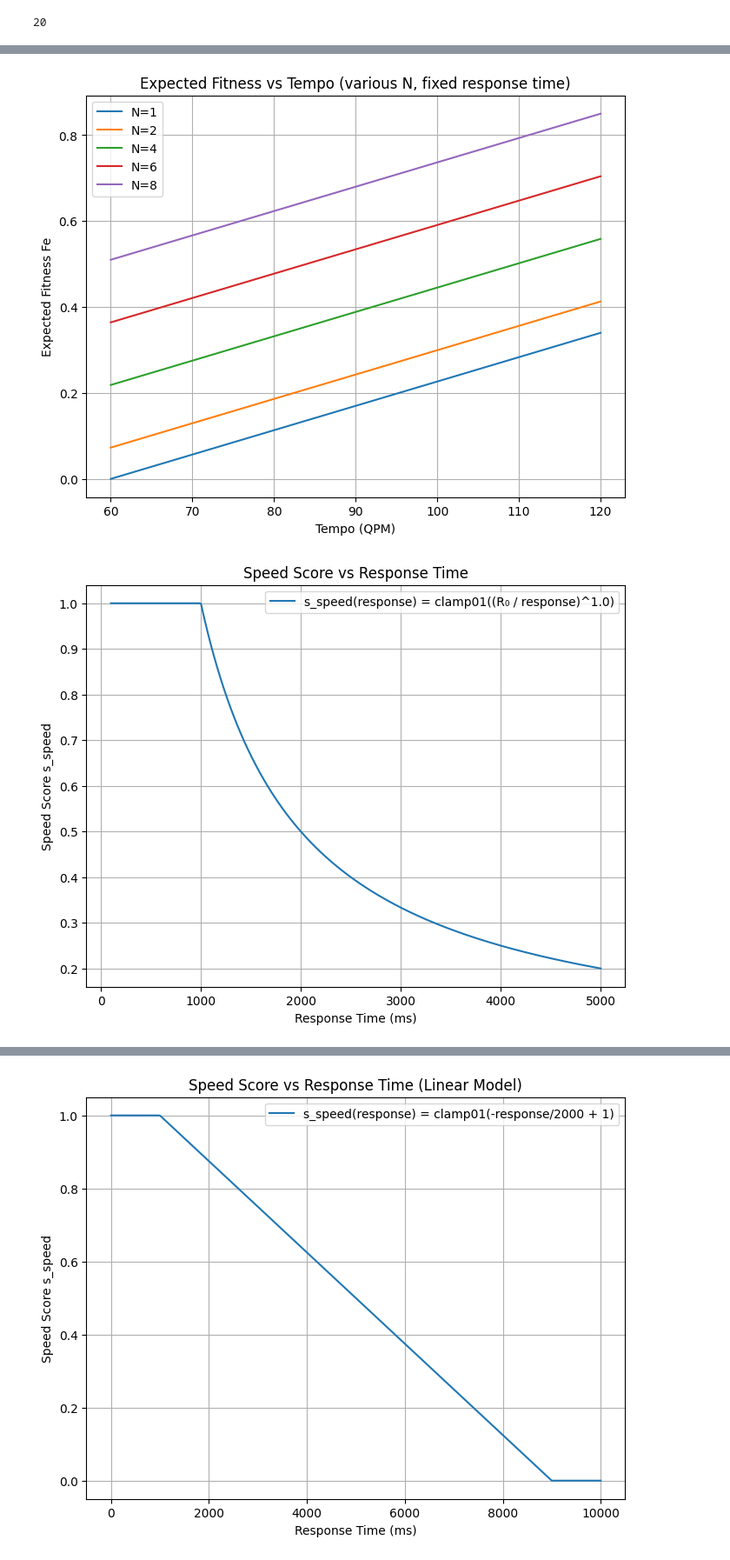
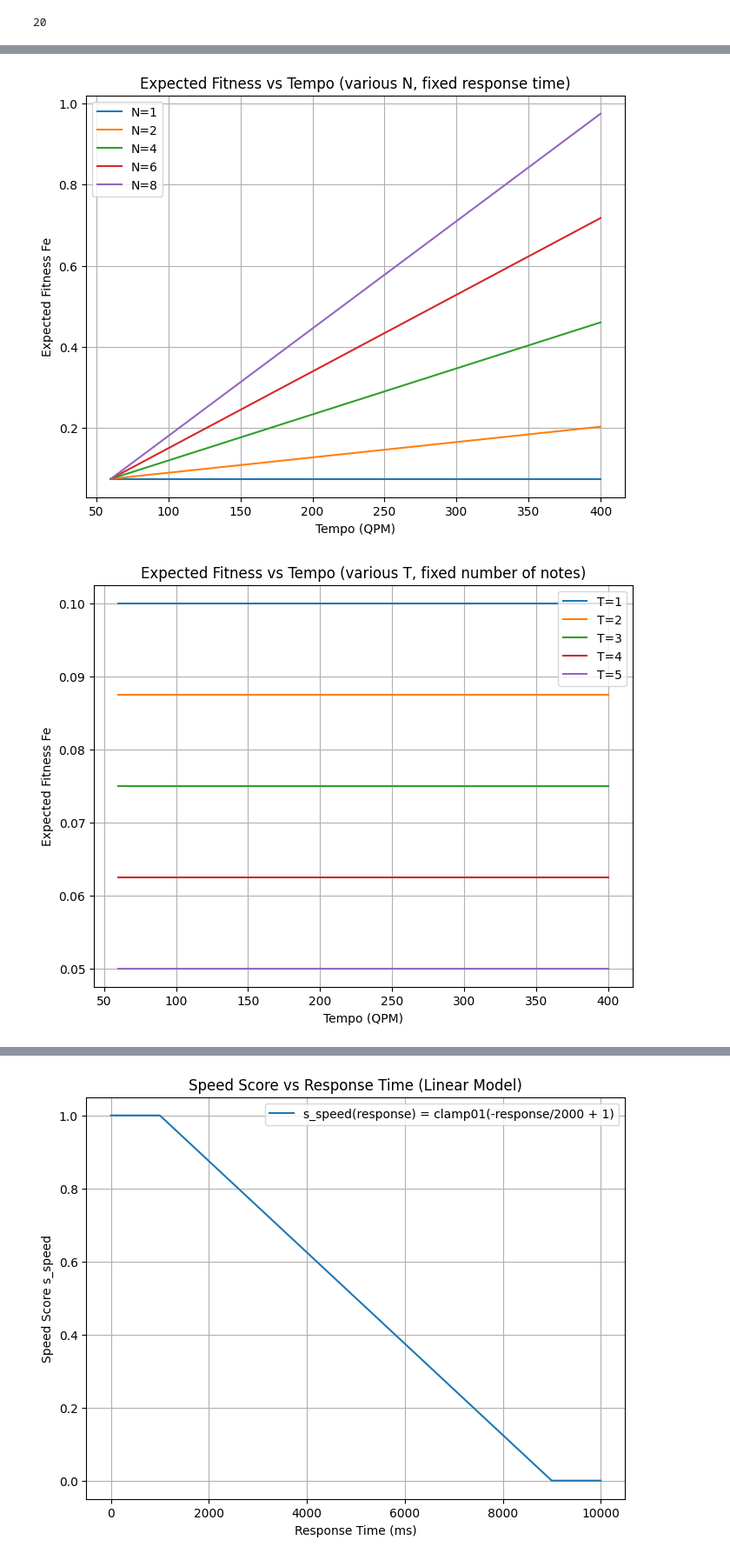
Before and after one commit to Stamehad/EarTrainer, a Jupyter notebook: eartrainer/eartrainer_Cpp/test.ipynb, the cells around one changed output, grey strips where cells are left out. Shown at 87% size. Drawn from its saved outputs; the diff is of its cells as text; code cells hidden in the pictures.

```diff
--- a/eartrainer/eartrainer_Cpp/test.ipynb
+++ b/eartrainer/eartrainer_Cpp/test.ipynb
@@ -429,51 +459,65 @@ MidiClip(ppq=480, tempo_bpm=90, length_ticks=2640, tracks=[MidiTrack(name='promp
 # %%
 import numpy as np
 import matplotlib.pyplot as plt
 
 # Parameters (from the simplified model)
 N_max = 8
-t_min, t_max = 60, 120   # tempo range (quarter notes per minute)
-wN = 0.6
-p_star = 0.85
+tempo_min, tempo_max = 60, 400   # tempo range (quarter notes per minute)
+wN = 0.9
+p_star = 1 # 0.85
+Tmin = 1
+Tmax = 5
 
 def q_difficulty(N, N_max, tempo, t_min, t_max, wN):
     n = (N - 1) / (N_max - 1)
     t = (tempo - t_min) / (t_max - t_min)
-    return np.clip(wN * n + (1.0 - wN) * t, 0.0, 1.0)
+    return n * t
+    # return np.clip(wN * n + (1.0 - wN) * t, 0.0, 1.0)
 
-def expected_item(N, tempo, N_max, t_min, t_max, wN, p_star):
+def response_time(T):
+    return np.clip(- 0.5 * (T - Tmin) / (Tmax - Tmin) + 1, 0, 1)
+
+def expected_item(N, tempo, T, N_max, t_min, t_max, wN, p_star):
     q = q_difficulty(N, N_max, tempo, t_min, t_max, wN)
-    return p_star * q
+    Tr = response_time(T)
+    return p_star * (wN * q + (1 - wN) * Tr)
+
+def expected_item2(N, tempo, T, N_max, t_min, t_max, wN, p_star):
+    n = (N - 1) / (N_max - 1)
+    t = (tempo - t_min) / (t_max - t_min)
+    Tr = response_time(T)
+    return p_star * (n + 1) * (wN * t + (1 - wN) * Tr)
 
 # Plot expected fitness vs tempo for various N
-tempos = np.linspace(t_min, t_max, 200)
+tempos = np.linspace(tempo_min, tempo_max, 200)
+T0 = 3  # fixed response time for this plot
+
 plt.figure(figsize=(8,6))
 
 for N in [1, 2, 4, 6, 8]:
-    Fe_values = [expected_item(N, tempo, N_max, t_min, t_max, wN, p_star) for tempo in tempos]
+    Fe_values = [expected_item(N, tempo, T0, N_max, tempo_min, tempo_max, wN, p_star) for tempo in tempos]
     plt.plot(tempos, Fe_values, label=f"N={N}")
 
 plt.title("Expected Fitness vs Tempo (various N, fixed response time)")
 plt.xlabel("Tempo (QPM)")
 plt.ylabel("Expected Fitness Fe")
 plt.legend()
 plt.grid(True)
 plt.show()
+
+plt.figure(figsize=(8,6))
+
+N0 = 1
+for T in [1, 2, 3, 4, 5]:
+    Fe_values = [expected_item(N0, tempo, T, N_max, tempo_min, tempo_max, wN, p_star) for tempo in tempos]
+    plt.plot(tempos, Fe_values, label=f"T={T}")
+
+plt.title("Expected Fitness vs Tempo (various T, fixed number of notes)")
+plt.xlabel("Tempo (QPM)")
+plt.ylabel("Expected Fitness Fe")
+plt.legend()
+plt.grid(True)
+plt.show()
 # %% [output]
-[figure, old version]
+[figure, new version]
+[figure, added]
-# %%
-# plot s_speed(response) = clamp01( (R₀ / response)^β ) as function of response time
-R0 = 1000  # reference response time in ms
-beta = 1.0  # speed exponent
-responses = np.linspace(100, 5000, 300)
-s_speed_values = np.clip((R0 / responses) ** beta, 0.0, 1.0)
-plt.figure(figsize=(8,6))
-plt.plot(responses, s_speed_values, label=f"s_speed(response) = clamp01((R₀ / response)^{beta})")
-plt.title("Speed Score vs Response Time")
-plt.xlabel("Response Time (ms)")
-plt.ylabel("Speed Score s_speed")
-plt.legend()
-plt.grid(True)
-plt.show()
-# %% [output]
-[figure, removed]
```
Also changed, not shown: parts of 12 cells of this notebook, 10 other files.
